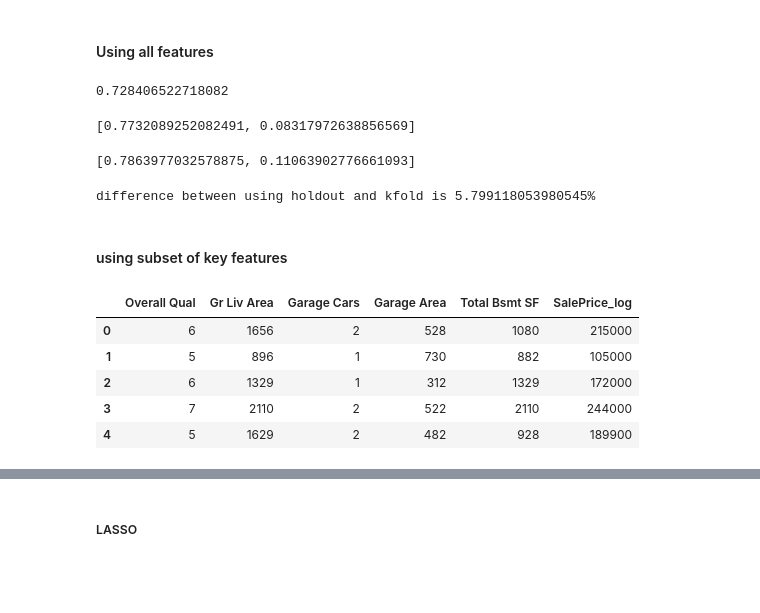
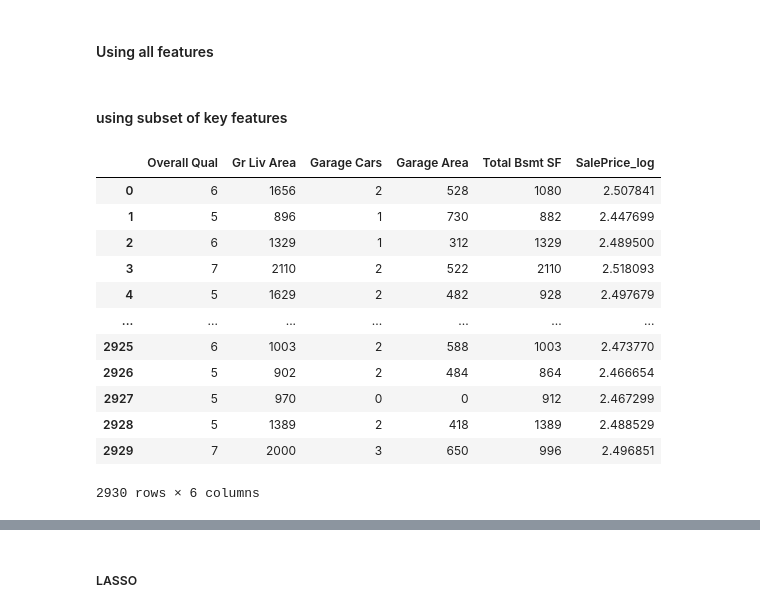
Before and after one commit to mmhverheijden/jads-discover-projects, a Jupyter notebook: ames-housing/exploratory_analysis.ipynb, the cells around one changed output, grey strips where cells are left out. Drawn from its saved outputs; the diff is of its cells as text; code cells hidden in the pictures; blank space fills up the shorter version.

```diff
--- a/ames-housing/exploratory_analysis.ipynb
+++ b/ames-housing/exploratory_analysis.ipynb
@@ -325,14 +345,13 @@ key_features = ["Overall Qual", "Gr Liv Area", "Garage Cars", "Garage Area", "To
 ## Exercise 5
 
 First model that is trained is a linear regression model.
-# %%
-# we wnat to predict the log value, since this has a better std compared to the normal salesprice, so it will be better on average because the normal salesprices has more outliers
-Y = "SalePrice_log"
-filled_df[Y] = filled_df["SalePrice"]
-filled_df = filled_df.drop(columns=["SalePrice"])
 # %%
-# preprocess filled_df to be fully numerical data for the linear regression model using one hot encoding to replace the categorical columns with numeric ones (in the original df)
-filled_df = pd.get_dummies(filled_df, columns=categorical_df.columns.to_list(), drop_first=True)
+# https://stackoverflow.com/questions/36631163/what-are-the-pros-and-cons-between-get-dummies-pandas-and-onehotencoder-sciki
+# removed this line according to consistency mentioned in stack thread in abovementioned url
+
+# preprocess filled_df to be fully numerical data for the linear regression model using
+# one hot encoding to replace the categorical columns with numeric ones (in the original df)
+# filled_df = pd.get_dummies(filled_df, columns=categorical_df.columns.to_list(), drop_first=True)
 # %%
 filled_df.shape
 # %% [output]
@@ -343,48 +378,50 @@ X_df = filled_df.loc[:, filled_df.columns != Y]
 # %% [markdown]
 #### Using all features
 # %%
-# using simple test/train split (holdout) using all features
-X_train, X_test, y_train, y_test = train_test_split(X_df, y_df, test_size=0.20, shuffle=False, random_state=SEED)
-model = LinearRegression().fit(X_train, y_train)
-holdout_score = model.score(X_test, y_test)
-holdout_score
+# # using simple test/train split (holdout) using all features
+# X_train, X_test, y_train, y_test = train_test_split(X_df, y_df, test_size=0.20, shuffle=False, random_state=SEED)
+
+
+# # raw data
+# model = LinearRegression().fit(X_train, y_train)
+# holdout_score = model.score(X_test, y_test)
+# print(f"raw with holdout: {holdout_score}")
-# %% [output]
-0.728406522718082
 # %%
-# using a dedicated KFold object for cross validation
-kf = KFold(n_splits=5, random_state=SEED, shuffle=True)
-model = LinearRegression()
-scores = cross_val_score(model, X_df, y_df, cv=kf, n_jobs=-1)
-kfold_score = [np.mean(scores), np.std(scores)]
-print(kfold_score)
+# # using a dedicated KFold object for cross validation
+# kf = KFold(n_splits=5, random_state=SEED, shuffle=True)
+# model = LinearRegression()
+# scores = cross_val_score(model, X_df, y_df, cv=kf, n_jobs=-1)
+# kfold_score = [np.mean(scores), np.std(scores)]
+# print(kfold_score)
-# %% [output]
-[0.7732089252082491, 0.08317972638856569]
 # %%
-# using cross_val_score for cross validation (which underwater makes a KFold object)
-model = LinearRegression()
-scores = cross_val_score(model, X_df, y_df, n_jobs=-1)
-kfold_score = [np.mean(scores), np.std(scores)]
-print(kfold_score)
+# # using cross_val_score for cross validation (which underwater makes a KFold object)
+# model = LinearRegression()
+# scores = cross_val_score(model, X_df, y_df, n_jobs=-1)
+# kfold_score = [np.mean(scores), np.std(scores)]
+# print(kfold_score)
-# %% [output]
-[0.7863977032578875, 0.11063902776661093]
 # %%
-print(f"difference between using holdout and kfold is {(kfold_score[0] - holdout_score)*100}%")
+# print(f"difference between using holdout and kfold is {(kfold_score[0] - holdout_score)*100}%")
-# %% [output]
-difference between using holdout and kfold is 5.799118053980545%
 # %% [markdown]
 #### using subset of key features
 # %%
 y_df = filled_df.loc[:, filled_df.columns == Y]
 X_df = filled_df.loc[:, filled_df.columns.isin(key_features)]
 # show what the filtered full df looks like
-filled_df[key_features + [Y]].head()
+filled_df[key_features + [Y]]
 # %% [output]
 |  | Overall Qual | Gr Liv Area | Garage Cars | Garage Area | Total Bsmt SF | SalePrice_log |
-| 0 | 6 | 1656 | 2 | 528 | 1080 | 215000 |
-| 1 | 5 | 896 | 1 | 730 | 882 | 105000 |
-| 2 | 6 | 1329 | 1 | 312 | 1329 | 172000 |
-| 3 | 7 | 2110 | 2 | 522 | 2110 | 244000 |
-| 4 | 5 | 1629 | 2 | 482 | 928 | 189900 |
+| 0 | 6 | 1656 | 2 | 528 | 1080 | 2.507841 |
+| 1 | 5 | 896 | 1 | 730 | 882 | 2.447699 |
+| 2 | 6 | 1329 | 1 | 312 | 1329 | 2.489500 |
+| 3 | 7 | 2110 | 2 | 522 | 2110 | 2.518093 |
+| 4 | 5 | 1629 | 2 | 482 | 928 | 2.497679 |
+| ... | ... | ... | ... | ... | ... | ... |
+| 2925 | 6 | 1003 | 2 | 588 | 1003 | 2.473770 |
+| 2926 | 5 | 902 | 2 | 484 | 864 | 2.466654 |
+| 2927 | 5 | 970 | 0 | 0 | 912 | 2.467299 |
+| 2928 | 5 | 1389 | 2 | 418 | 1389 | 2.488529 |
+| 2929 | 7 | 2000 | 3 | 650 | 996 | 2.496851 |
+2930 rows × 6 columns
 # %%
 # using simple test/train split (holdout) using all features
 X_train, X_test, y_train, y_test = train_test_split(X_df, y_df, test_size=0.20, shuffle=False, random_state=SEED)
```
Also changed, not shown: parts of 29 cells of this notebook.
